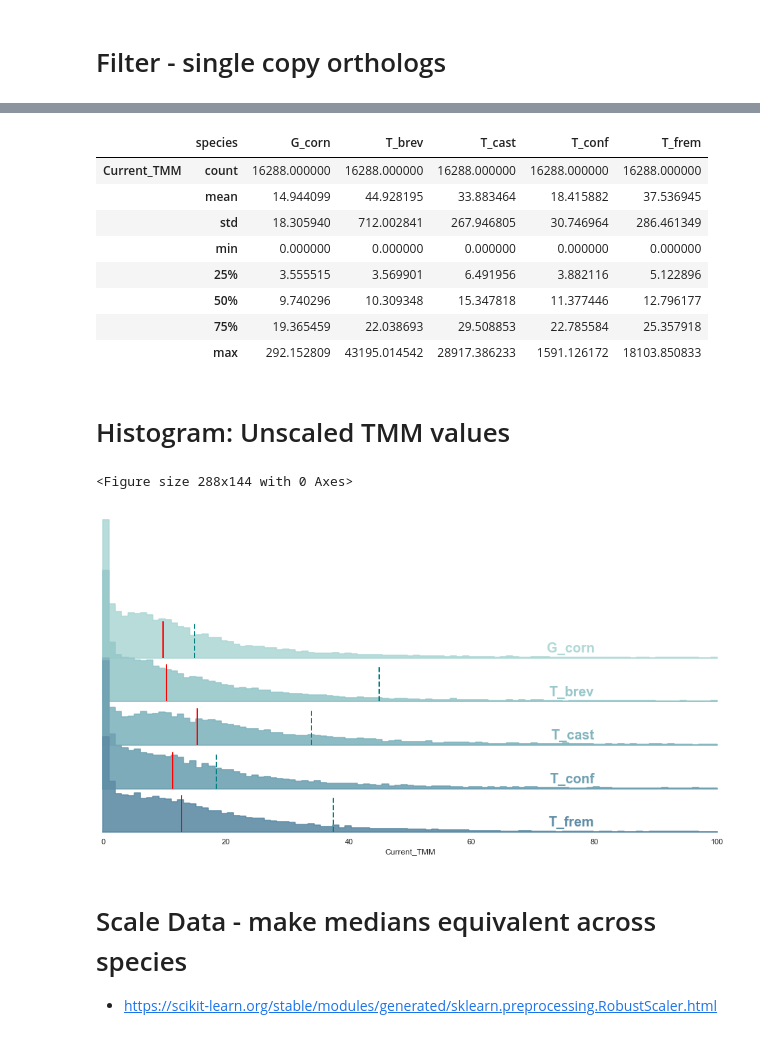
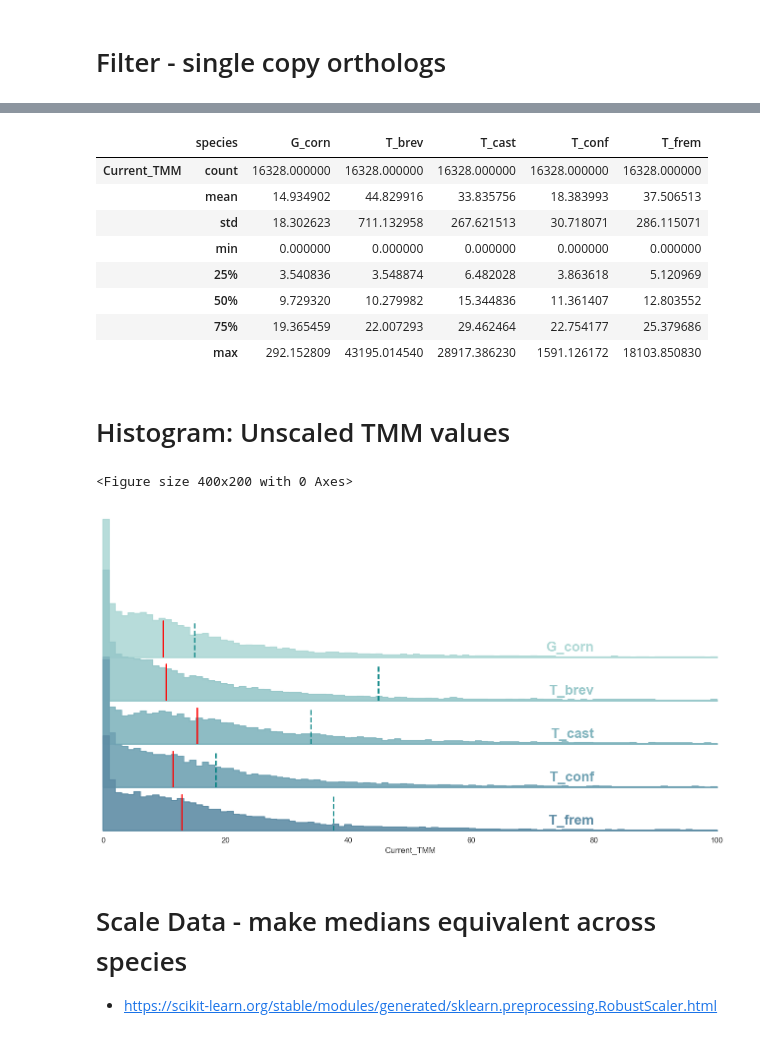
Before and after one commit to jpdemuth/5_species_DC_evolution, a Jupyter notebook: Analysis_notebook.ipynb, the cells around one changed output, grey strips where cells are left out. Cells and saved outputs as stored; diff of their text form; code cells hidden in the pictures.

```diff
--- a/Analysis_notebook.ipynb
+++ b/Analysis_notebook.ipynb
@@ -18,7 +19,6 @@ sns.set_style('white')
 # %%
-raw = pd.read_csv('/Users/jpdemuth/5Species/Data/combined_data_5_species.csv')
-raw.loc[raw['chrom_num'] == 'LG2','chrom_name'] = 'LG2,Neo-X'
-data=raw[['og', 'seq_id', 'sample', 'gender', 'species', 'chrom_num', 'chrom_name', 'TMM']].rename(columns={'og':'OrthoID','TMM':'Current_TMM'})
+raw = pd.read_csv('/Users/jpdemuth/5Species/Data/combined_data_5_species.csv')  ## edit path to data
+data=raw[['OrthoID', 'seq_id', 'sample', 'gender', 'species', 'chrom_num', 'chrom_name', 'Current_TMM']]
 data.groupby('species').describe().transpose()
 # %% [output]
 |  | species | G_corn | T_brev | T_cast | T_conf | T_frem |
@@ -33,2 +33,28 @@ data.groupby('species').describe().transpose()
 # %% [markdown]
 # Filter - single copy orthologs
+# %%
+# identify candidate single-copy orthogroups from the imported table
+
+og_summary = (
+    data.groupby("OrthoID")
+        .agg(
+            n_rows=("OrthoID", "size"),
+            n_species=("species", "nunique"),
+            n_samples=("sample", "nunique"),
+            n_seq_ids=("seq_id", "nunique")
+        )
+)
+
+# filter to single-copy orthogroups
+single_copy_ogs = og_summary[
+    (og_summary["n_species"] == 5) &
+    (og_summary["n_seq_ids"] == og_summary["n_species"])
+].index
+
+print(f"Single-copy orthogroups found: {len(single_copy_ogs)}")
+
+# create single copy dataframe
+sc_ortho_df = data[data["OrthoID"].isin(single_copy_ogs)].copy()
+
+# show total number
+sc_ortho_df.groupby("species")["OrthoID"].nunique()
@@ -35,19 +70,16 @@ data.groupby('species').describe().transpose()
 # %%
-with open('/Users/jpdemuth/5Species/sc_og_list.txt', 'r') as sc_ortho_file:
-    sc_ortholog_list = list(sc_ortho_file.read().split('\n'))
-
-sc_ortho_df = data[data['OrthoID'].isin(sc_ortholog_list)].reset_index(drop=True)
+#Descriptive statistics
 sc_ortho_df.groupby('species').describe().transpose()
 # %% [output]
 |  | species | G_corn | T_brev | T_cast | T_conf | T_frem |
-| Current_TMM | count | 16288.000000 | 16288.000000 | 16288.000000 | 16288.000000 | 16288.000000 |
-|  | mean | 14.944099 | 44.928195 | 33.883464 | 18.415882 | 37.536945 |
-|  | std | 18.305940 | 712.002841 | 267.946805 | 30.746964 | 286.461349 |
+| Current_TMM | count | 16328.000000 | 16328.000000 | 16328.000000 | 16328.000000 | 16328.000000 |
+|  | mean | 14.934902 | 44.829916 | 33.835756 | 18.383993 | 37.506513 |
+|  | std | 18.302623 | 711.132958 | 267.621513 | 30.718071 | 286.115071 |
 |  | min | 0.000000 | 0.000000 | 0.000000 | 0.000000 | 0.000000 |
-|  | 25% | 3.555515 | 3.569901 | 6.491956 | 3.882116 | 5.122896 |
-|  | 50% | 9.740296 | 10.309348 | 15.347818 | 11.377446 | 12.796177 |
-|  | 75% | 19.365459 | 22.038693 | 29.508853 | 22.785584 | 25.357918 |
-|  | max | 292.152809 | 43195.014542 | 28917.386233 | 1591.126172 | 18103.850833 |
+|  | 25% | 3.540836 | 3.548874 | 6.482028 | 3.863618 | 5.120969 |
+|  | 50% | 9.729320 | 10.279982 | 15.344836 | 11.361407 | 12.803552 |
+|  | 75% | 19.365459 | 22.007293 | 29.462464 | 22.754177 | 25.379686 |
+|  | max | 292.152809 | 43195.014540 | 28917.386230 | 1591.126172 | 18103.850830 |
 # %% [markdown]
 # Histogram: Unscaled TMM values
 # %%
@@ -90,7 +122,7 @@ mean_position = sc_ortho_df.groupby(['species'])['Current_TMM'].mean()
 for ax, mean_line in zip(g.axes.flat, mean_position):
     ax.axvline(x=mean_line, ymax = .25, color='teal', linestyle='--', lw = 2);
 # %% [output]
-<Figure size 288x144 with 0 Axes>
+<Figure size 400x200 with 0 Axes>
 [figure]
 # %% [markdown]
 # Scale Data - make medians equivalent across species
```
Also changed, not shown: parts of 51 cells of this notebook, 25 other files.
